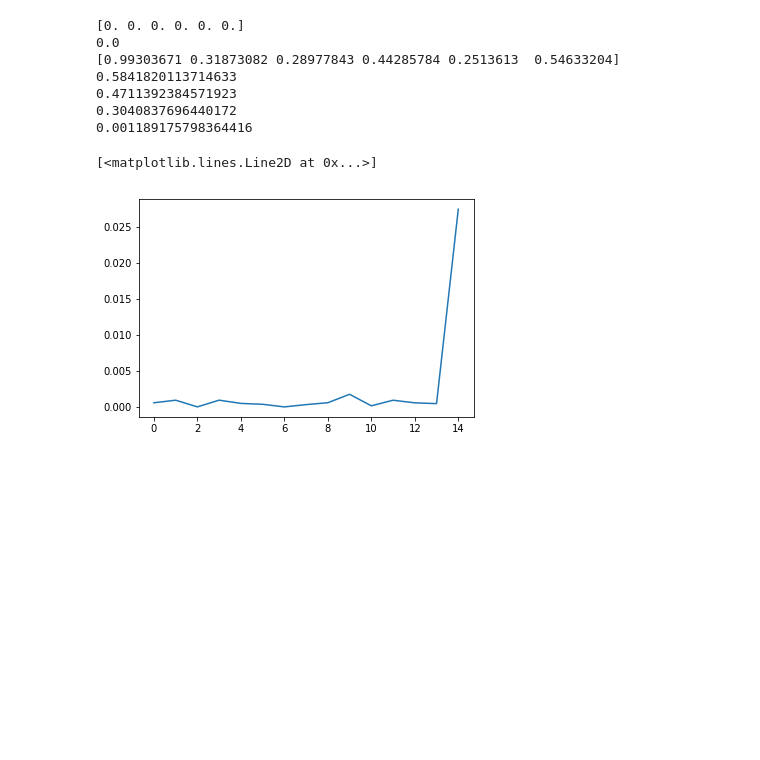
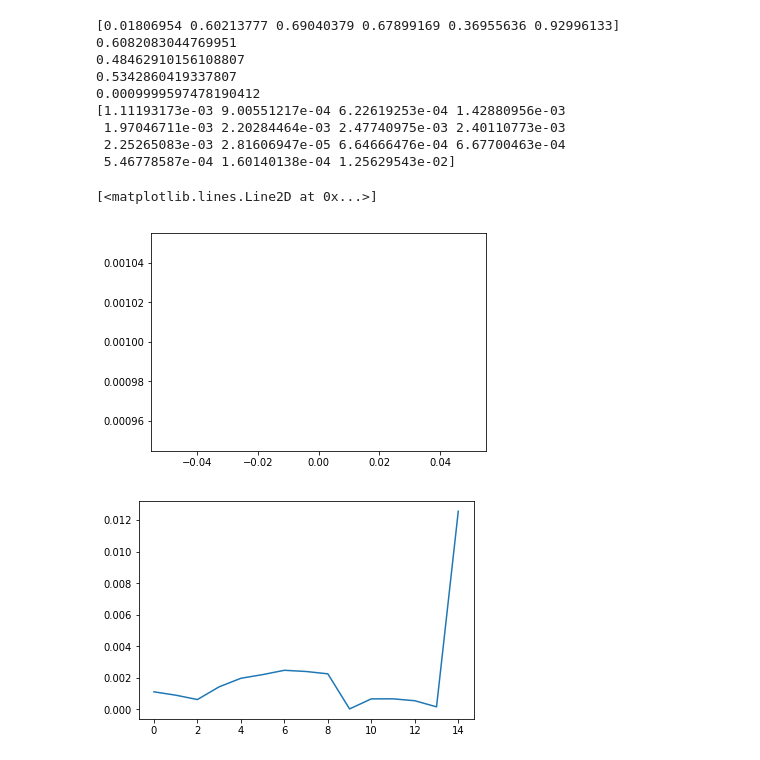
Before and after one commit to hetthakkar/Hapke2018, a Jupyter notebook: Merged2.ipynb, the cells around one changed output. Saved outputs shown, nothing was run; the diff lists cells and outputs as text; code cells hidden in the pictures; blank space fills up the shorter version.

```diff
--- a/Merged2.ipynb
+++ b/Merged2.ipynb
@@ -295,3 +356,22 @@ def calc_dRdc(lamda_index,m_index,w,h,b,c):
+# %%
+def calc_dRdc1(lamda_index,m_index,w,h,b,c):
+
+    ##lamda_index : index of wavelength (0-461)
+    #m_index : sample index (0-15)
+
+    hh = .01
+
+    c1 = c + hh
+    c2 = c - hh
+
+    r1 = Reflectance(lamda_index,m_index,w,h,b,c1)
+    r = Reflectance(lamda_index,m_index,w,h,b,c)
+    r2 = Reflectance(lamda_index,m_index,w,h,b,c2)
+
+    grad1 = (r1-r)/h
+    grad2 = (r1-r2)/(2*h)
+
+    return grad2
 # %%
 def Gradient(lamda_index,reflectance,reflectance_true,w,h,b,c):
     dw = np.zeros([6])
@@ -301,12 +381,15 @@ def Gradient(lamda_index,reflectance,reflectance_true,w,h,b,c):
 
     erL1 = reflectance - reflectance_true
 
+    #print(erL1[0])
+
+
     # calculate dw
     for j in range(6):
         dRdw = np.zeros([15])
         temp = np.zeros([15])
         for i in range(15):
-            dRdw[i] = calc_dRdw(lamda_index,i,j,w,h,b,c)
+            dRdw[i] = calc_dRdw1(lamda_index,i,j,w,h,b,c)
             temp = erL1[i]*dRdw[i]
         dw[j] = np.sum(temp)/15
 
@@ -314,7 +397,7 @@ def Gradient(lamda_index,reflectance,reflectance_true,w,h,b,c):
     dRdh = np.zeros([15])
     temp = np.zeros([15])
     for i in range(15):
-        dRdh[i] = calc_dRdh(lamda_index,i,w,h,b,c)
+        dRdh[i] = calc_dRdh1(lamda_index,i,w,h,b,c)
         temp[i] = erL1[i]*dRdh[i]
     dh = np.sum(temp)/15
 
@@ -322,7 +405,7 @@ def Gradient(lamda_index,reflectance,reflectance_true,w,h,b,c):
     dRdb = np.zeros([15])
     temp = np.zeros([15])
     for i in range(15):
-        dRdb[i] = calc_dRdb(lamda_index,i,w,h,b,c)
+        dRdb[i] = calc_dRdb1(lamda_index,i,w,h,b,c)
         temp[i] = erL1[i]*dRdb[i]
     db = np.sum(temp)/15
 
@@ -330,7 +413,7 @@ def Gradient(lamda_index,reflectance,reflectance_true,w,h,b,c):
     dRdc = np.zeros([15])
     temp = np.zeros([15])
     for i in range(15):
-        dRdc[i] = calc_dRdc(lamda_index,i,w,h,b,c)
+        dRdc[i] = calc_dRdc1(lamda_index,i,w,h,b,c)
         temp[i] = erL1[i]*dRdc[i]
     dc = np.sum(temp)/15
 
@@ -437,31 +543,37 @@ epoch: 2900, error = 0.001991
 # %%
-print(w[0,:])
-print(h[0])
+
+plt.figure()
+plt.plot(error)
 print(temp_w)
 print(temp_h)
 print(temp_c)
 print(temp_b)
 lamda_index = 0
 reflectance = np.zeros(15)
 for i in range(15):
             reflectance[i] = Reflectance(lamda_index,i,temp_w,temp_h,temp_b,temp_c)
 
 reflectance_true = Data[lamda_index,0:15]
 
 error = Error(reflectance,reflectance_true)
 print(error)
 
+print((reflectance-reflectance_true)**2)
+plt.figure()
 plt.plot((reflectance-reflectance_true)**2)
 # %% [output]
-[0. 0. 0. 0. 0. 0.]
-0.0
-[0.99303671 0.31873082 0.28977843 0.44285784 0.2513613  0.54633204]
-0.5841820113714633
-0.4711392384571923
-0.3040837696440172
-0.001189175798364416
+[0.01806954 0.60213777 0.69040379 0.67899169 0.36955636 0.92996133]
+0.6082083044769951
+0.48462910156108807
+0.5342860419337807
+0.0009999597478190412
+[1.11193173e-03 9.00551217e-04 6.22619253e-04 1.42880956e-03
+ 1.97046711e-03 2.20284464e-03 2.47740975e-03 2.40110773e-03
+ 2.25265083e-03 2.81606947e-05 6.64666476e-04 6.67700463e-04
+ 5.46778587e-04 1.60140138e-04 1.25629543e-02]
 [<matplotlib.lines.Line2D at 0x...>]
-[figure, old version]
+[figure, new version]
+[figure, added]
 # %%
 for i in range(10):
     print(i)
```
Also changed, not shown: parts of 14 cells of this notebook.
